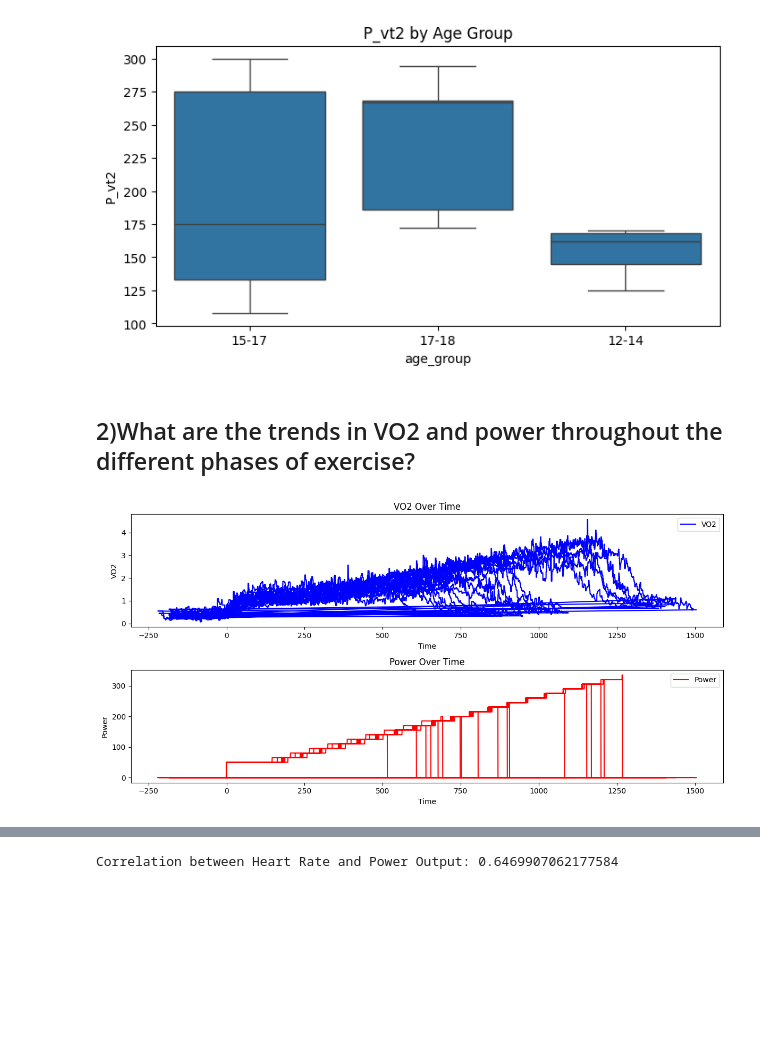
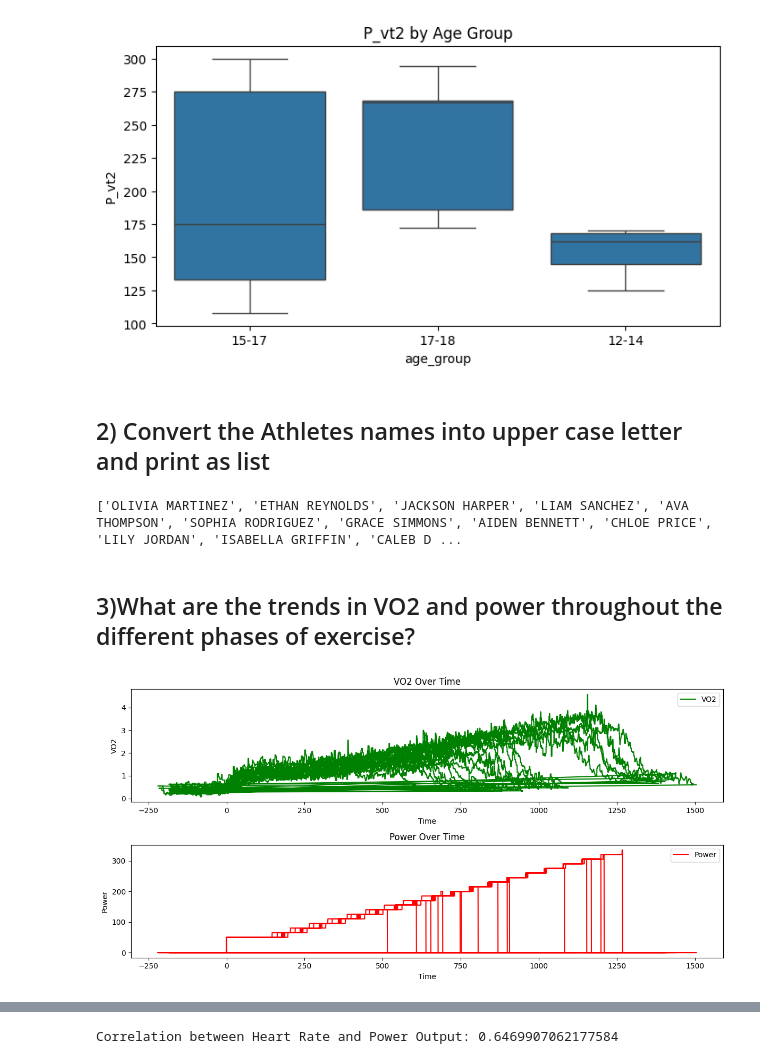
Before and after one commit to santhihubgit/Team08_PythoNinjas_PythonHackathon_Aug2024, a Jupyter notebook: Team8_PythoNinjas_AddnlQuestions.ipynb, the cells around one changed output, grey strips where cells are left out. Drawn from its saved outputs; the diff is of its cells as text; code cells hidden in the pictures; blank space fills up the shorter version.

```diff
--- a/Team8_PythoNinjas_AddnlQuestions.ipynb
+++ b/Team8_PythoNinjas_AddnlQuestions.ipynb
@@ -111,33 +111,44 @@ ANOVA results for P_vt1: F=6030.506127453237, p=0.0
 ANOVA results for P_vt2: F=10937.817675262899, p=0.0
 [figure]
 [figure]
+# %% [markdown]
+## 2) Convert the Athletes names into upper case letter and print as list
+# %%
+# Converting names into upper case and storing into the list
+Athletes_uc=Athletes[['First Name','Last Name']].apply(lambda x:x.str.upper())
+Athletes_uc_names=(Athletes_uc['First Name']+' '+Athletes_uc['Last Name']).tolist()
+
+# Printing the list
+print(Athletes_uc_names)
+# %% [output]
+['OLIVIA MARTINEZ', 'ETHAN REYNOLDS', 'JACKSON HARPER', 'LIAM SANCHEZ', 'AVA THOMPSON', 'SOPHIA RODRIGUEZ', 'GRACE SIMMONS', 'AIDEN BENNETT', 'CHLOE PRICE', 'LILY JORDAN', 'ISABELLA GRIFFIN', 'CALEB D ...
 # %% [markdown]
-## 2)What are the trends in VO2 and power throughout the different phases of exercise?
+## 3)What are the trends in VO2 and power throughout the different phases of exercise?
 # %%
 from scipy import stats
 # Separate data by phases
 warm_up_df = df[df['time'] < 0]
 get_df = df[df['time'] >= 0]  # Modify as per actual GET phase definition
 cool_down_df = df[df['time'] > df['time'].max() - 10]  # Modify as per actual Cool-down phase definition
 
 # Plot VO2 and Power over Time
 plt.figure(figsize=(12, 6))
 plt.subplot(2, 1, 1)
-plt.plot(df['time'], df['VO2'], label='VO2', color='b')
+plt.plot(df['time'], df['VO2'], label='VO2', color='g')
 plt.xlabel('Time')
 plt.ylabel('VO2')
 plt.title('VO2 Over Time')
 plt.legend()
 
 plt.subplot(2, 1, 2)
 plt.plot(df['time'], df['power'], label='Power', color='r')
 plt.xlabel('Time')
 plt.ylabel('Power')
 plt.title('Power Over Time')
 plt.legend()
 
 plt.tight_layout()
 plt.show()
 # %% [output]
-[figure, old version]
+[figure, new version]
 # %% [markdown]
```
Also changed, not shown: parts of 14 cells of this notebook.
